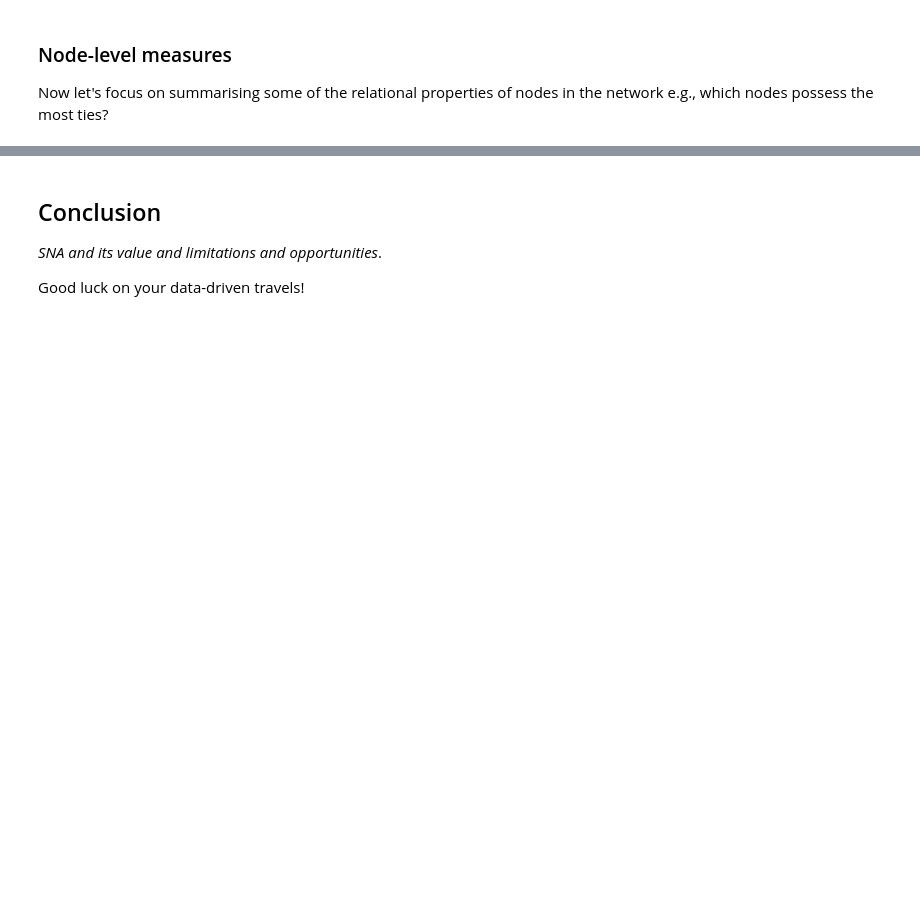
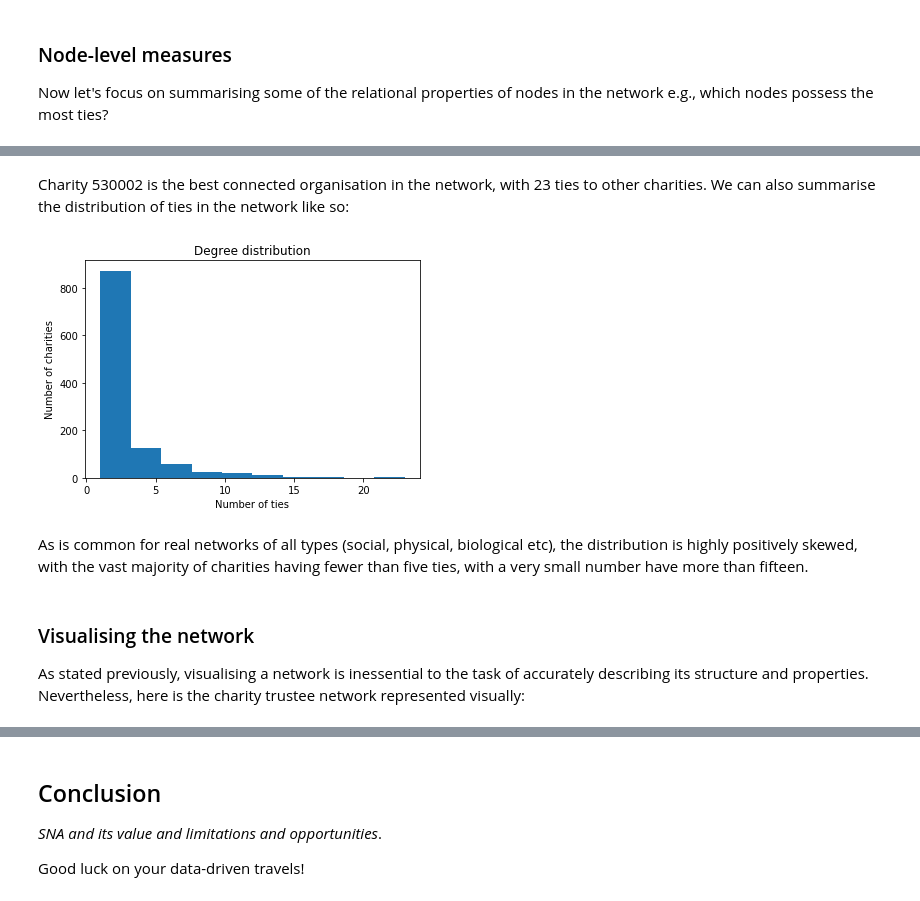
Before and after one commit to UKDataServiceOpen/social-network-analysis, a Jupyter notebook: code/ukds-sna-fundamentals-2020-09-01.ipynb, the cells around one changed output, grey strips where cells are left out. Drawn from its saved outputs; the diff is of its cells as text; code cells hidden in the pictures; blank space fills up the shorter version.

```diff
--- a/code/ukds-sna-fundamentals-2020-09-01.ipynb
+++ b/code/ukds-sna-fundamentals-2020-09-01.ipynb
@@ -620,0 +627,19 @@ plt.show()
+# %% [markdown]
+Charity 530002 is the best connected organisation in the network, with 23 ties to other charities. We can also summarise the distribution of ties in the network like so:
+# %%
+degrees = [chargraph.degree(n) for n in chargraph.nodes()]
+
+plt.hist(degrees)
+plt.title('Degree distribution')
+plt.xlabel('Number of ties')
+plt.ylabel('Number of charities')
+
+plt.show()
+# %% [output]
+[figure, added]
+# %% [markdown]
+As is common for real networks of all types (social, physical, biological etc), the distribution is highly positively skewed, with the vast majority of charities having fewer than five ties, with a very small number have more than fifteen.
+# %% [markdown]
+### Visualising the network
+
+As stated previously, visualising a network is inessential to the task of accurately describing its structure and properties. Nevertheless, here is the charity trustee network represented visually:
```
Also changed, not shown: parts of 28 cells of this notebook, 5 other files.
